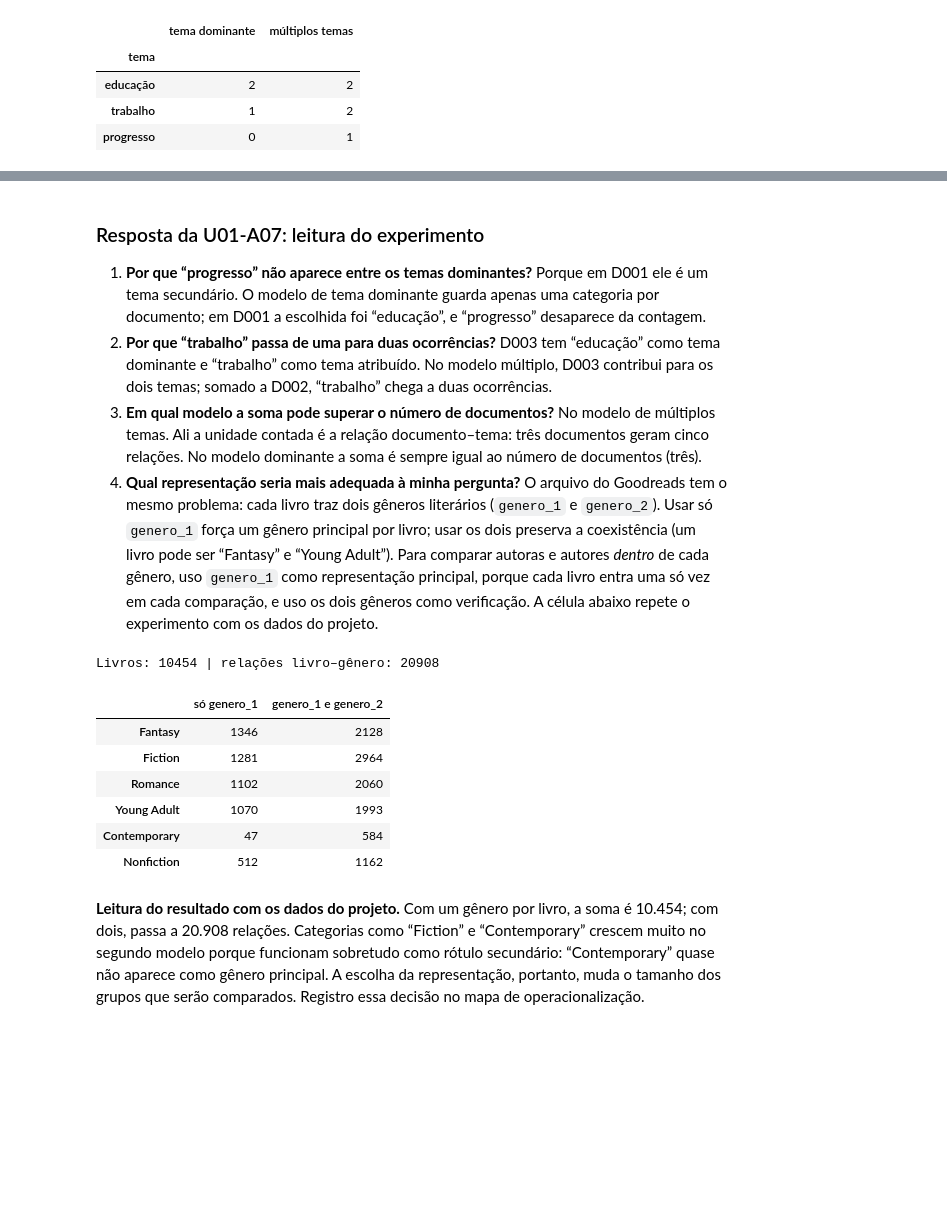
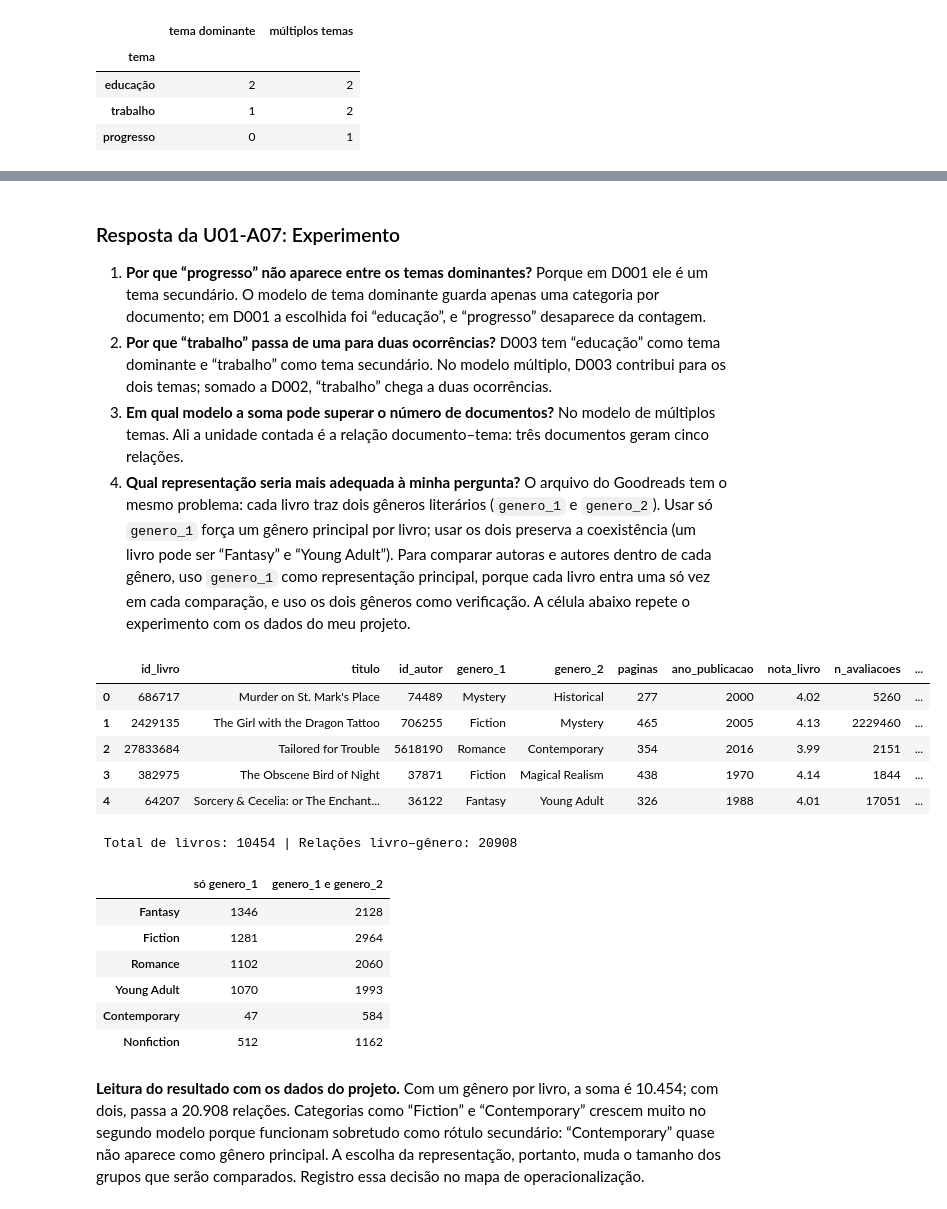
Before and after one commit to andrelfo85/Atividade_Goodreads, a Jupyter notebook: unidade_01/02_representacao_e_operacionalizacao.ipynb, the cells around one changed output, grey strips where cells are left out. Drawn from its saved outputs; the diff is of its cells as text; code cells hidden in the pictures; blank space fills up the shorter version.

```diff
--- a/unidade_01/02_representacao_e_operacionalizacao.ipynb
+++ b/unidade_01/02_representacao_e_operacionalizacao.ipynb
@@ -369,75 +369,69 @@ Comparar as duas estruturas torna observável, em escala didática, o
 argumento de Drucker (2011) e Rawson e Muñoz (2019): organizar ou
 transformar dados também produz um modelo interpretativo.
 # %% [markdown]
-### Resposta da U01-A07: leitura do experimento
+### Resposta da U01-A07: Experimento
 
 1. **Por que “progresso” não aparece entre os temas dominantes?** Porque em
    D001 ele é um tema secundário. O modelo de tema dominante guarda apenas uma
    categoria por documento; em D001 a escolhida foi “educação”, e “progresso”
    desaparece da contagem.
 2. **Por que “trabalho” passa de uma para duas ocorrências?** D003 tem
-   “educação” como tema dominante e “trabalho” como tema atribuído. No modelo
+   “educação” como tema dominante e “trabalho” como tema secundário. No modelo
    múltiplo, D003 contribui para os dois temas; somado a D002, “trabalho”
    chega a duas ocorrências.
 3. **Em qual modelo a soma pode superar o número de documentos?** No modelo de
    múltiplos temas. Ali a unidade contada é a relação documento–tema: três
-   documentos geram cinco relações. No modelo dominante a soma é sempre igual
-   ao número de documentos (três).
+   documentos geram cinco relações.
 4. **Qual representação seria mais adequada à minha pergunta?** O arquivo do
    Goodreads tem o mesmo problema: cada livro traz dois gêneros literários
    (`genero_1` e `genero_2`). Usar só `genero_1` força um gênero principal por
    livro; usar os dois preserva a coexistência (um livro pode ser “Fantasy” e
-   “Young Adult”). Para comparar autoras e autores *dentro* de cada gênero, uso
+   “Young Adult”). Para comparar autoras e autores dentro de cada gênero, uso
    `genero_1` como representação principal, porque cada livro entra uma só vez
    em cada comparação, e uso os dois gêneros como verificação. A célula abaixo
-   repete o experimento com os dados do projeto.
+   repete o experimento com os dados do meu projeto.
 # %%
 import pandas as pd
-
-# Abre o arquivo CSV diretamente a partir do caminho /content
-#caminho_arquivo = "/content/livros_good_reads.csv"
-#try:
-#    livros = pd.read_csv(caminho_arquivo)
-#    print("Arquivo carregado com sucesso!")
-#except FileNotFoundError:
-#    raise FileNotFoundError(
-#        f"O arquivo não foi encontrado em {caminho_arquivo}. "
-#        "Por favor, certifique-se de que o arquivo foi enviado corretamente para a pasta /content."
-#    )
 
 # URL direta do arquivo bruto (raw) no GitHub
 url = "https://raw.githubusercontent.com/andrelfo85/Atividade_Goodreads/master/projeto_goodreads/dados/brutos/livros_good_reads.csv"
 
 # Carrega o arquivo diretamente para o pandas
 livros = pd.read_csv(url)
 
-# Exibe as primeiras linhas para confirmar
-#display(livros.head())
+# Exibe as primeiras linhas do arquivo
+display(livros.head())
 
 # Modelo 1: um gênero literário por livro (genero_1)
 contagem_principal = livros["genero_1"].value_counts()
 
 # Modelo 2: duas relações livro–gênero por livro (genero_1 e genero_2)
 relacoes = livros.melt(id_vars="id_livro", value_vars=["genero_1", "genero_2"],
                        value_name="genero_literario")
 contagem_multipla = relacoes["genero_literario"].value_counts()
 
 comparacao_generos = pd.concat(
     [contagem_principal, contagem_multipla], axis=1,
     keys=["só genero_1", "genero_1 e genero_2"],
 ).fillna(0).astype(int)
 
-print("Livros:", len(livros), "| relações livro–gênero:", len(relacoes))
+print("\n Total de livros:", len(livros), "| Relações livro–gênero:", len(relacoes),"\n")
 display(comparacao_generos.loc[["Fantasy", "Fiction", "Romance", "Young Adult", "Contemporary", "Nonfiction"]])
 # %% [output]
+|  | id_livro | titulo | id_autor | genero_1 | genero_2 | paginas | ano_publicacao | nota_livro | n_avaliacoes | ... |
+| 0 | 686717 | Murder on St. Mark's Place | 74489 | Mystery | Historical | 277 | 2000 | 4.02 | 5260 | ... |
+| 1 | 2429135 | The Girl with the Dragon Tattoo | 706255 | Fiction | Mystery | 465 | 2005 | 4.13 | 2229460 | ... |
+| 2 | 27833684 | Tailored for Trouble | 5618190 | Romance | Contemporary | 354 | 2016 | 3.99 | 2151 | ... |
+| 3 | 382975 | The Obscene Bird of Night | 37871 | Fiction | Magical Realism | 438 | 1970 | 4.14 | 1844 | ... |
+| 4 | 64207 | Sorcery & Cecelia: or The Enchant... | 36122 | Fantasy | Young Adult | 326 | 1988 | 4.01 | 17051 | ... |
-Livros: 10454 | relações livro–gênero: 20908
+ Total de livros: 10454 | Relações livro–gênero: 20908
-|  | só genero_1 | genero_1 e genero_2 |
-| Fantasy | 1346 | 2128 |
-| Fiction | 1281 | 2964 |
-| Romance | 1102 | 2060 |
-| Young Adult | 1070 | 1993 |
-| Contemporary | 47 | 584 |
-| Nonfiction | 512 | 1162 |
+|  | só genero_1 | genero_1 e genero_2 |
+| Fantasy | 1346 | 2128 |
+| Fiction | 1281 | 2964 |
+| Romance | 1102 | 2060 |
+| Young Adult | 1070 | 1993 |
+| Contemporary | 47 | 584 |
+| Nonfiction | 512 | 1162 |
 # %% [markdown]
 **Leitura do resultado com os dados do projeto.** Com um gênero por
 livro, a soma é 10.454; com dois, passa a 20.908 relações. Categorias como
```
Also changed, not shown: parts of 2 cells of this notebook.
